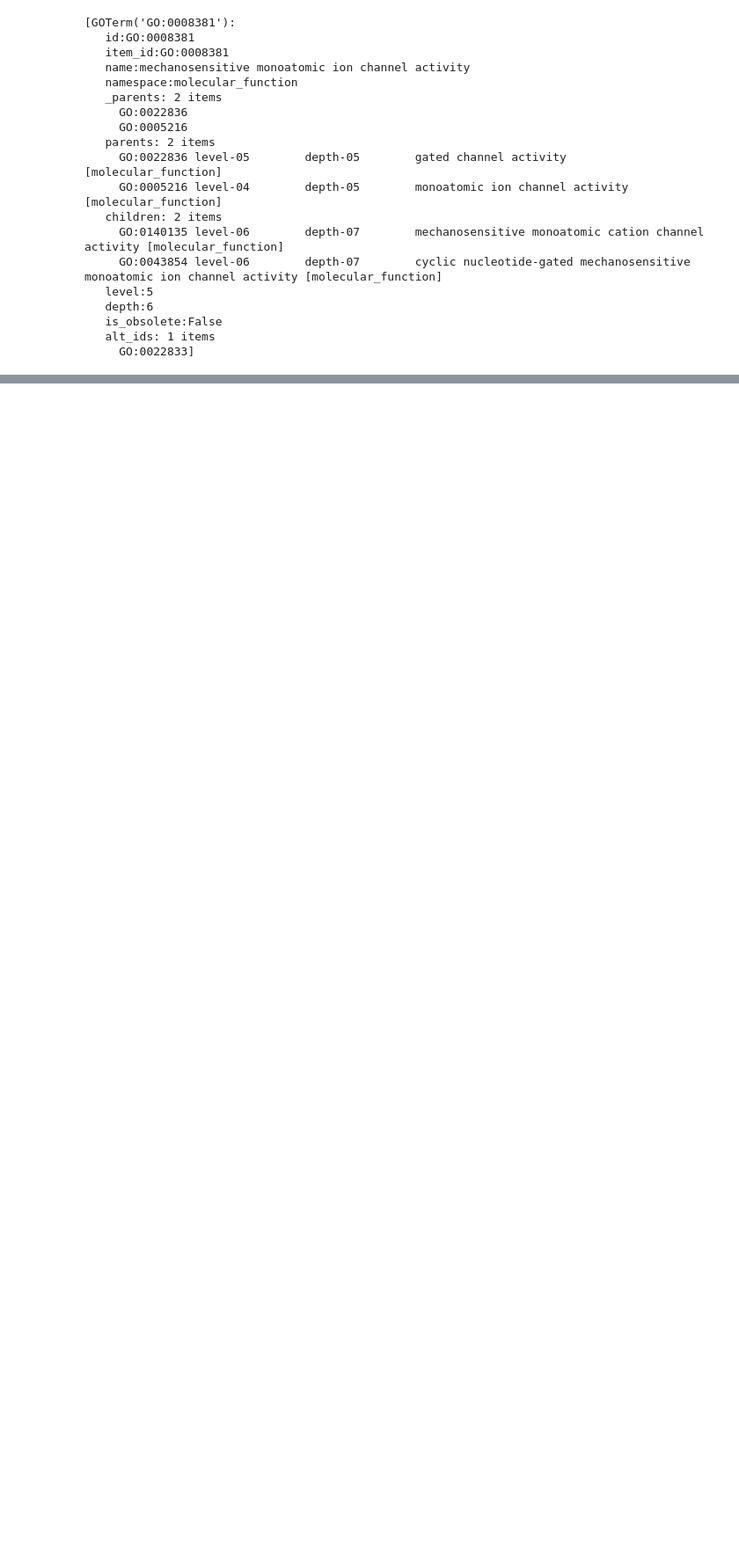
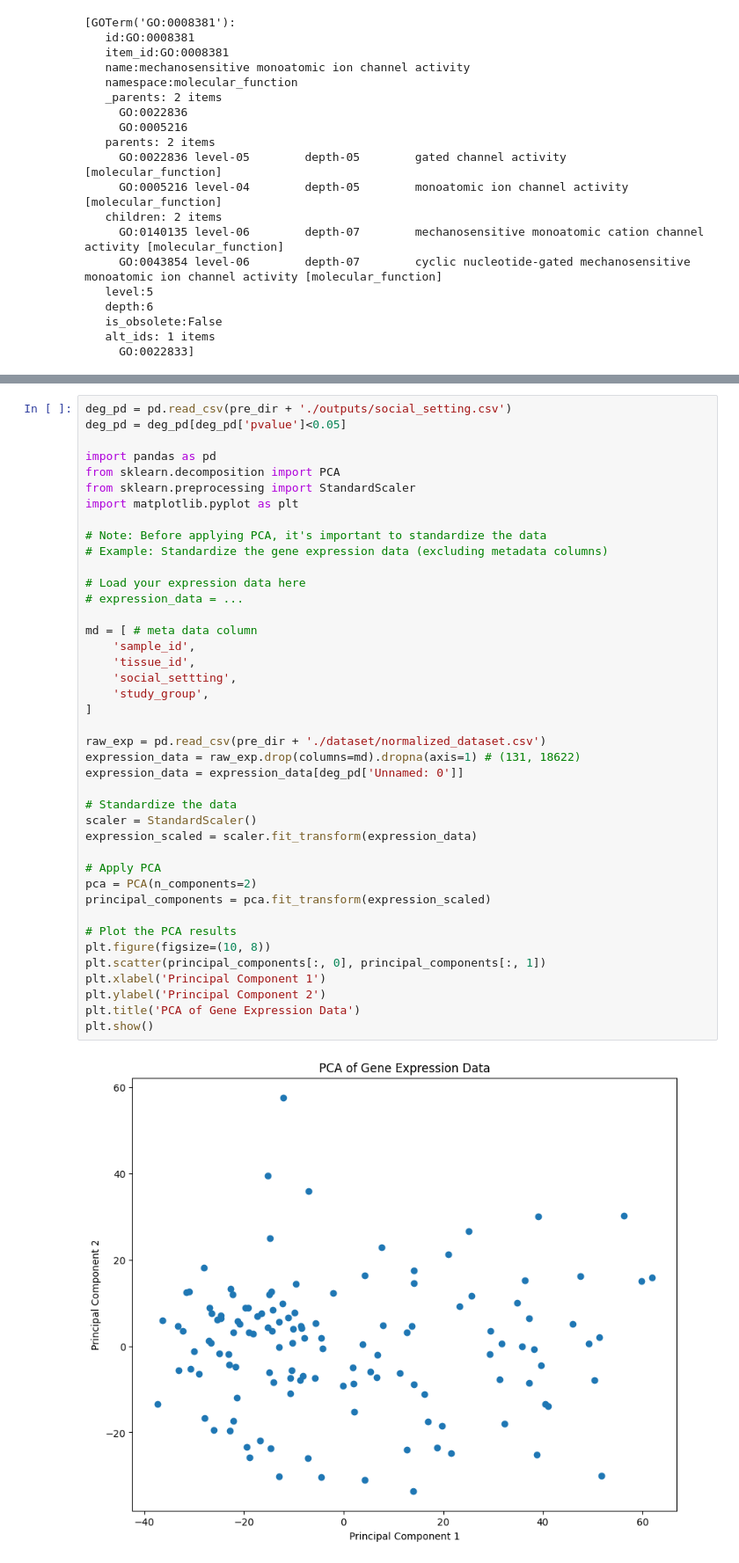
Before and after one commit to alirezanobakht13/Intro-bioinformatics, a Jupyter notebook: tasks/the-songbird-study/SongBirdStudy.ipynb, the cells around one changed output, grey strips where cells are left out. Shown at 88% size. Cells and saved outputs as stored; diff of their text form; blank space fills up the shorter version.

```diff
--- a/tasks/the-songbird-study/SongBirdStudy.ipynb
+++ b/tasks/the-songbird-study/SongBirdStudy.ipynb
@@ -1313,0 +1349,43 @@ annotate_genes('ENSTGUG00000003385')
+# %%
+deg_pd = pd.read_csv(pre_dir + './outputs/social_setting.csv')
+deg_pd = deg_pd[deg_pd['pvalue']<0.05]
+
+import pandas as pd
+from sklearn.decomposition import PCA
+from sklearn.preprocessing import StandardScaler
+import matplotlib.pyplot as plt
+
+# Note: Before applying PCA, it's important to standardize the data
+# Example: Standardize the gene expression data (excluding metadata columns)
+
+# Load your expression data here
+# expression_data = ...
+
+md = [ # meta data column
+    'sample_id',
+    'tissue_id',
+    'social_settting',
+    'study_group',
+]
+
+raw_exp = pd.read_csv(pre_dir + './dataset/normalized_dataset.csv')
+expression_data = raw_exp.drop(columns=md).dropna(axis=1) # (131, 18622)
+expression_data = expression_data[deg_pd['Unnamed: 0']]
+
+# Standardize the data
+scaler = StandardScaler()
+expression_scaled = scaler.fit_transform(expression_data)
+
+# Apply PCA
+pca = PCA(n_components=2)
+principal_components = pca.fit_transform(expression_scaled)
+
+# Plot the PCA results
+plt.figure(figsize=(10, 8))
+plt.scatter(principal_components[:, 0], principal_components[:, 1])
+plt.xlabel('Principal Component 1')
+plt.ylabel('Principal Component 2')
+plt.title('PCA of Gene Expression Data')
+plt.show()
+# %% [output]
+[figure, added]
```
Also changed, not shown: parts of 10 cells of this notebook.
